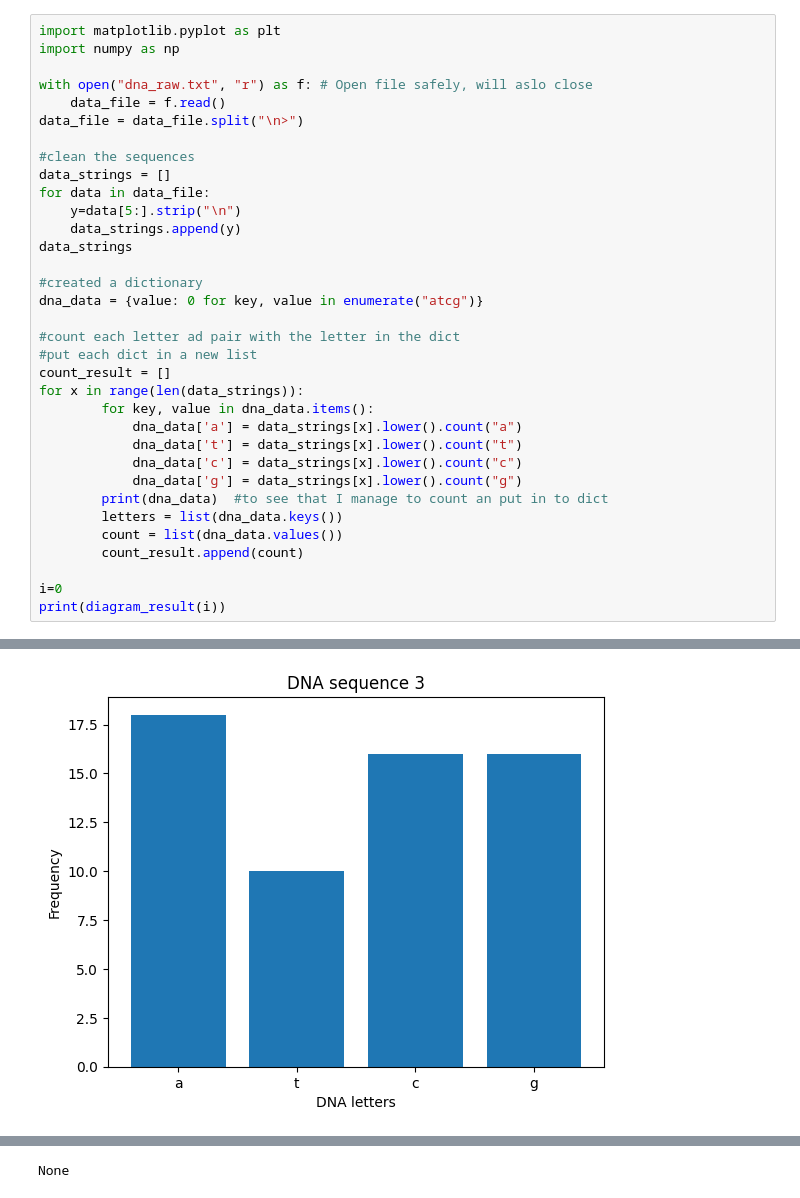
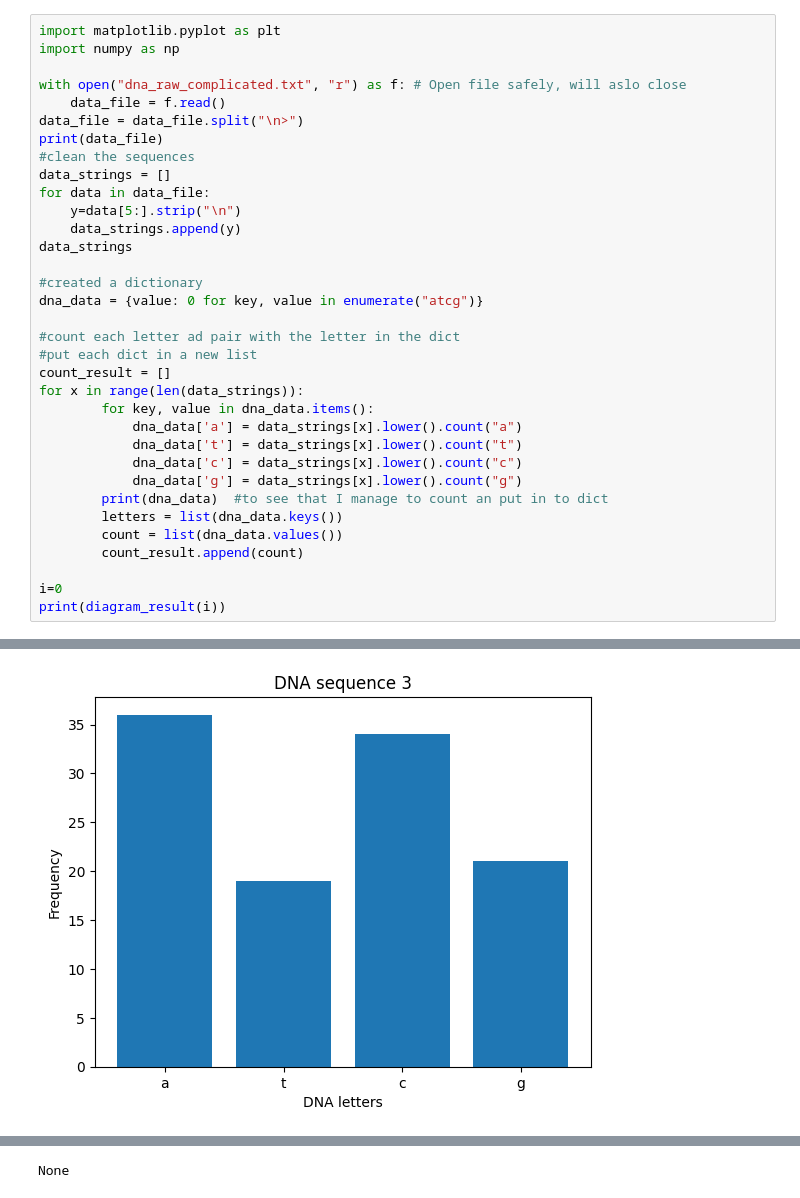
Before and after one commit to Anja-Sche/Lab1_Anja_Scherwall_DE25, a Jupyter notebook: Lab1.ipynb, the cells around one changed output, grey strips where cells are left out. Drawn from its saved outputs; the diff is of its cells as text.

```diff
--- a/Lab1.ipynb
+++ b/Lab1.ipynb
@@ -26,10 +25,10 @@ def diagram_result(x):
 import matplotlib.pyplot as plt
 import numpy as np
 
-with open("dna_raw.txt", "r") as f: # Open file safely, will aslo close
+with open("dna_raw_complicated.txt", "r") as f: # Open file safely, will aslo close
     data_file = f.read()
 data_file = data_file.split("\n>")
-
+print(data_file)
 #clean the sequences
 data_strings = []
 for data in data_file:
@@ -64,3 +64,3 @@ print(diagram_result(i))
 [figure]
 [figure]
-[figure, old version]
+[figure, new version]
```
Also changed, not shown: parts of 4 cells of this notebook.
